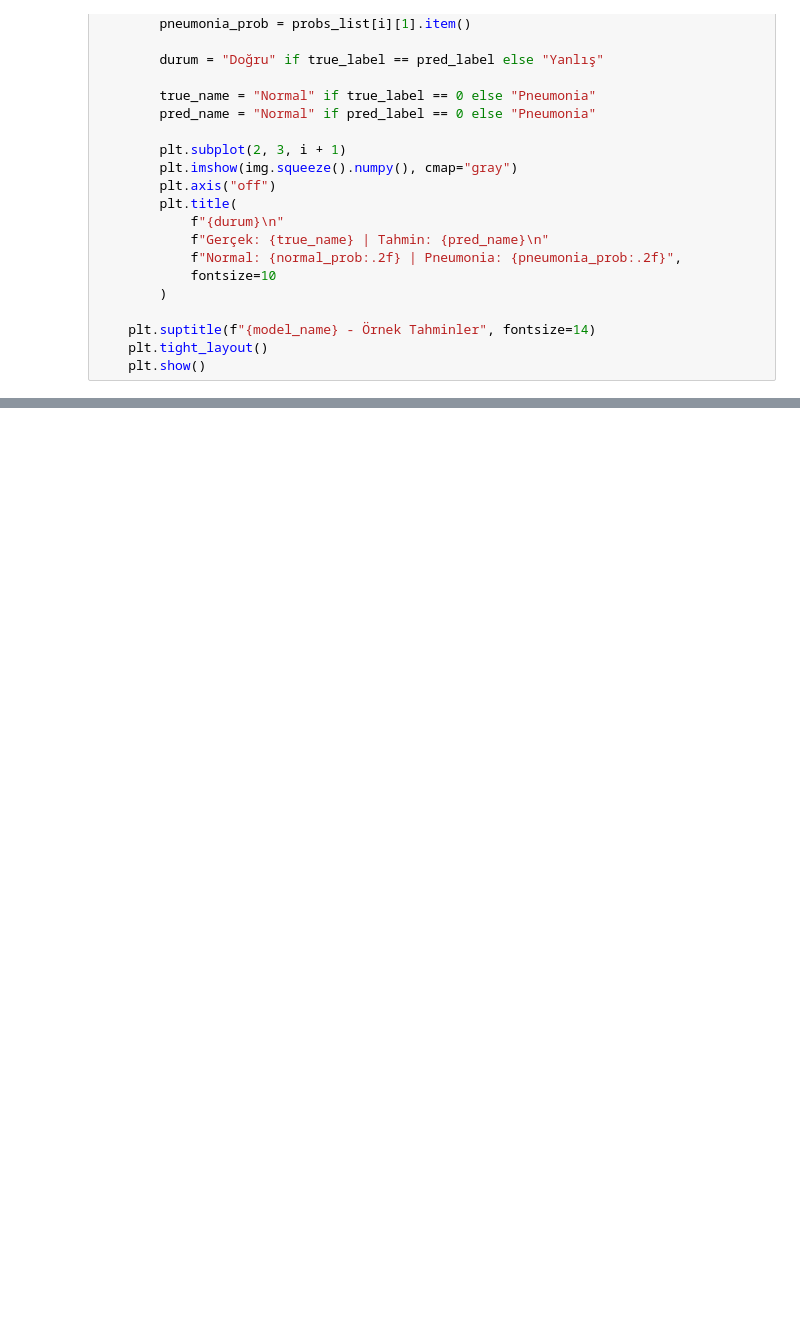
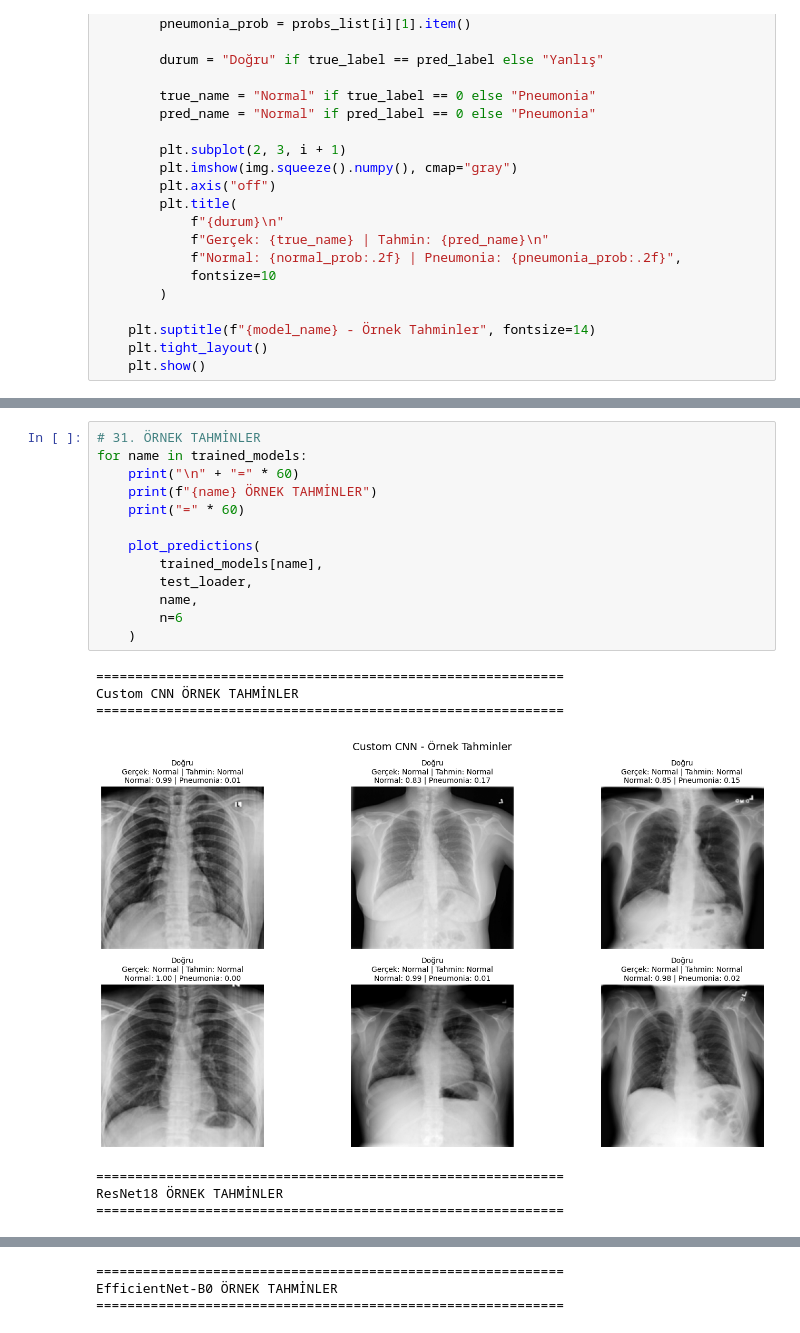
Before and after one commit to edaeroll1/Zaturre-Tespit-Sistemi, a Jupyter notebook: zature_sprint_1.ipynb, the cells around one changed output, grey strips where cells are left out. Drawn from its saved outputs; the diff is of its cells as text; blank space fills up the shorter version.

```diff
--- a/zature_sprint_1.ipynb
+++ b/zature_sprint_1.ipynb
@@ -983,3 +986,24 @@ ResNet18 CONFUSION MATRIX
 EfficientNet-B0 CONFUSION MATRIX
 ============================================================
 [figure]
+# %%
+# 31. ÖRNEK TAHMİNLER
+for name in trained_models:
+    print("\n" + "=" * 60)
+    print(f"{name} ÖRNEK TAHMİNLER")
+    print("=" * 60)
+
+    plot_predictions(
+        trained_models[name],
+        test_loader,
+        name,
+        n=6
+    )
+# %% [output]
+============================================================
+Custom CNN ÖRNEK TAHMİNLER
+============================================================
+[figure, added]
+============================================================
+ResNet18 ÖRNEK TAHMİNLER
+============================================================
@@ -985,0 +1011,3 @@ EfficientNet-B0 CONFUSION MATRIX
+============================================================
+EfficientNet-B0 ÖRNEK TAHMİNLER
+============================================================
```
Also changed, not shown: parts of 11 cells of this notebook.
